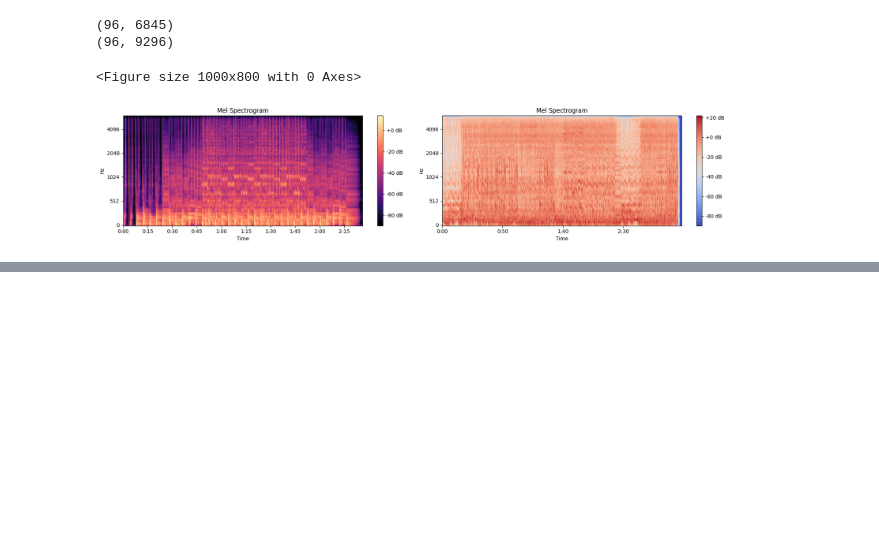
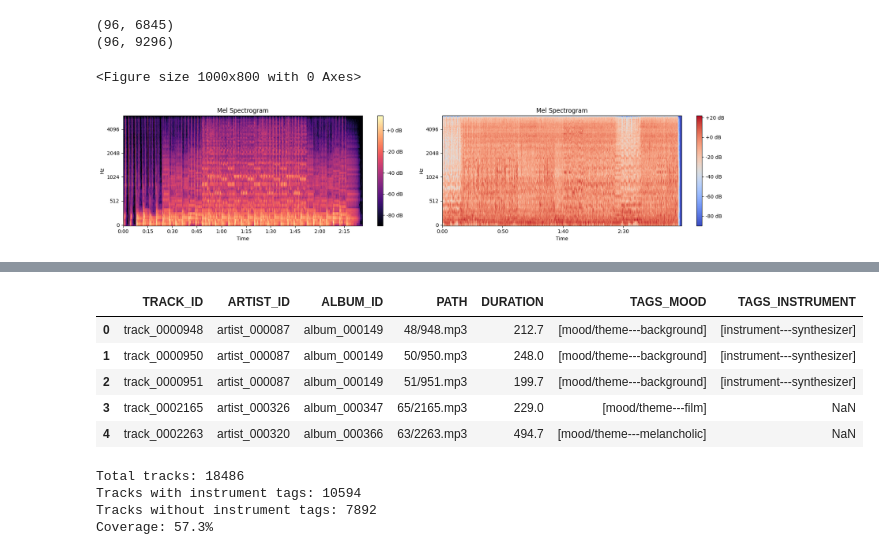
Before and after one commit to ArjunR27/csc-566-final-project, a Jupyter notebook: src/eda.ipynb, the cells around one changed output, grey strips where cells are left out. Saved outputs shown, nothing was run; the diff lists cells and outputs as text; code cells hidden in the pictures; blank space fills up the shorter version.

```diff
--- a/src/eda.ipynb
+++ b/src/eda.ipynb
@@ -26,0 +106,36 @@ plt.show()
+# %%
+# DF_MERGED = Merging the mood/theme with the instruments
+rows_inst = []
+with open('../data/metadata/autotagging_instrument.tsv') as f:
+    next(f)
+    for line in f:
+        parts = line.rstrip('\n').split('\t')
+        rows_inst.append({
+            'TRACK_ID': parts[0],
+            'TAGS_INSTRUMENT': parts[5:]
+        })
+
+df_inst = pd.DataFrame(rows_inst)
+
+
+df_merged = df.merge(df_inst, on='TRACK_ID', how='left')
+df_merged.head()
+# %% [output]
+|  | TRACK_ID | ARTIST_ID | ALBUM_ID | PATH | DURATION | TAGS_MOOD | TAGS_INSTRUMENT |
+| 0 | track_0000948 | artist_000087 | album_000149 | 48/948.mp3 | 212.7 | [mood/theme---background] | [instrument---synthesizer] |
+| 1 | track_0000950 | artist_000087 | album_000149 | 50/950.mp3 | 248.0 | [mood/theme---background] | [instrument---synthesizer] |
+| 2 | track_0000951 | artist_000087 | album_000149 | 51/951.mp3 | 199.7 | [mood/theme---background] | [instrument---synthesizer] |
+| 3 | track_0002165 | artist_000326 | album_000347 | 65/2165.mp3 | 229.0 | [mood/theme---film] | NaN |
+| 4 | track_0002263 | artist_000320 | album_000366 | 63/2263.mp3 | 494.7 | [mood/theme---melancholic] | NaN |
+# %%
+# Tags with Instrument Tags vs Total Tracks
+        # Trying to see if we can add the instruments in the autotagging_instrument.tsv alognside our moods to get bettter/more data
+print(f"Total tracks: {len(df_merged)}")
+print(f"Tracks with instrument tags: {df_merged['TAGS_INSTRUMENT'].notna().sum()}")
+print(f"Tracks without instrument tags: {df_merged['TAGS_INSTRUMENT'].isna().sum()}")
+print(f"Coverage: {df_merged['TAGS_INSTRUMENT'].notna().mean()*100:.1f}%")
+# %% [output]
+Total tracks: 18486
+Tracks with instrument tags: 10594
+Tracks without instrument tags: 7892
+Coverage: 57.3%
```
Also changed, not shown: parts of 6 cells of this notebook, 3 other files.
